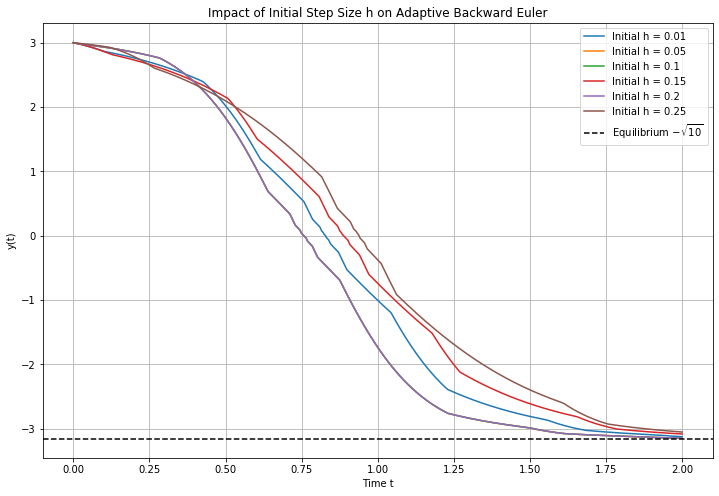
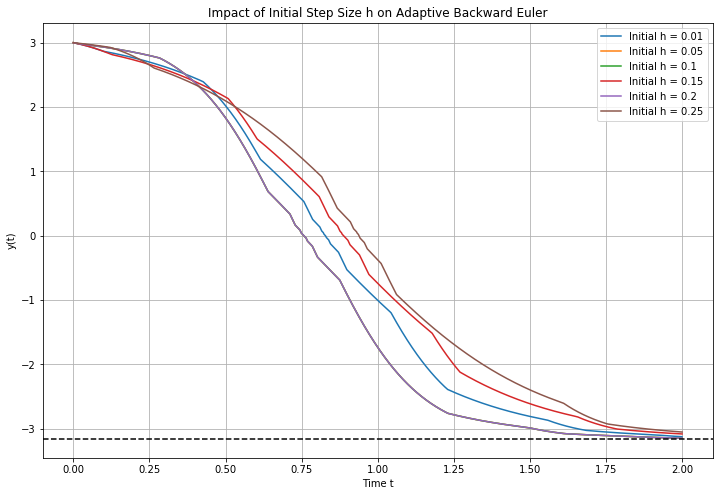
The notebook cell's code change between the first figure and the second:
--- before
+++ after
@@ -7,5 +7,5 @@
     plt.plot(t_res, y_res, label=f'Initial h = {h_init}')
 
-plt.axhline(-np.sqrt(10), color='black', linestyle='--', label='Equilibrium $-\\sqrt{10}$')
+plt.axhline(-np.sqrt(10), color='black', linestyle='--')
 plt.title('Impact of Initial Step Size h on Adaptive Backward Euler')
 plt.xlabel('Time t')

Commit: Challenge